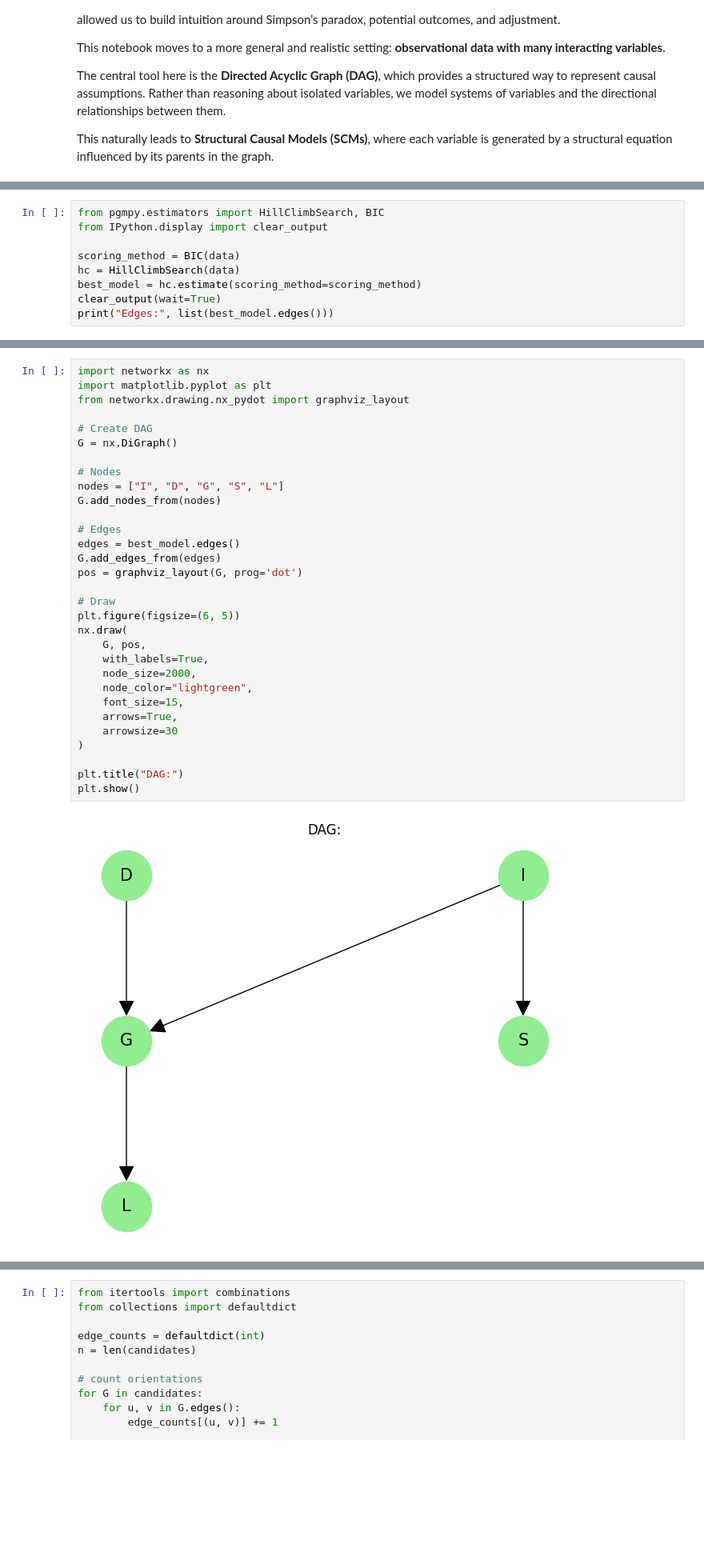
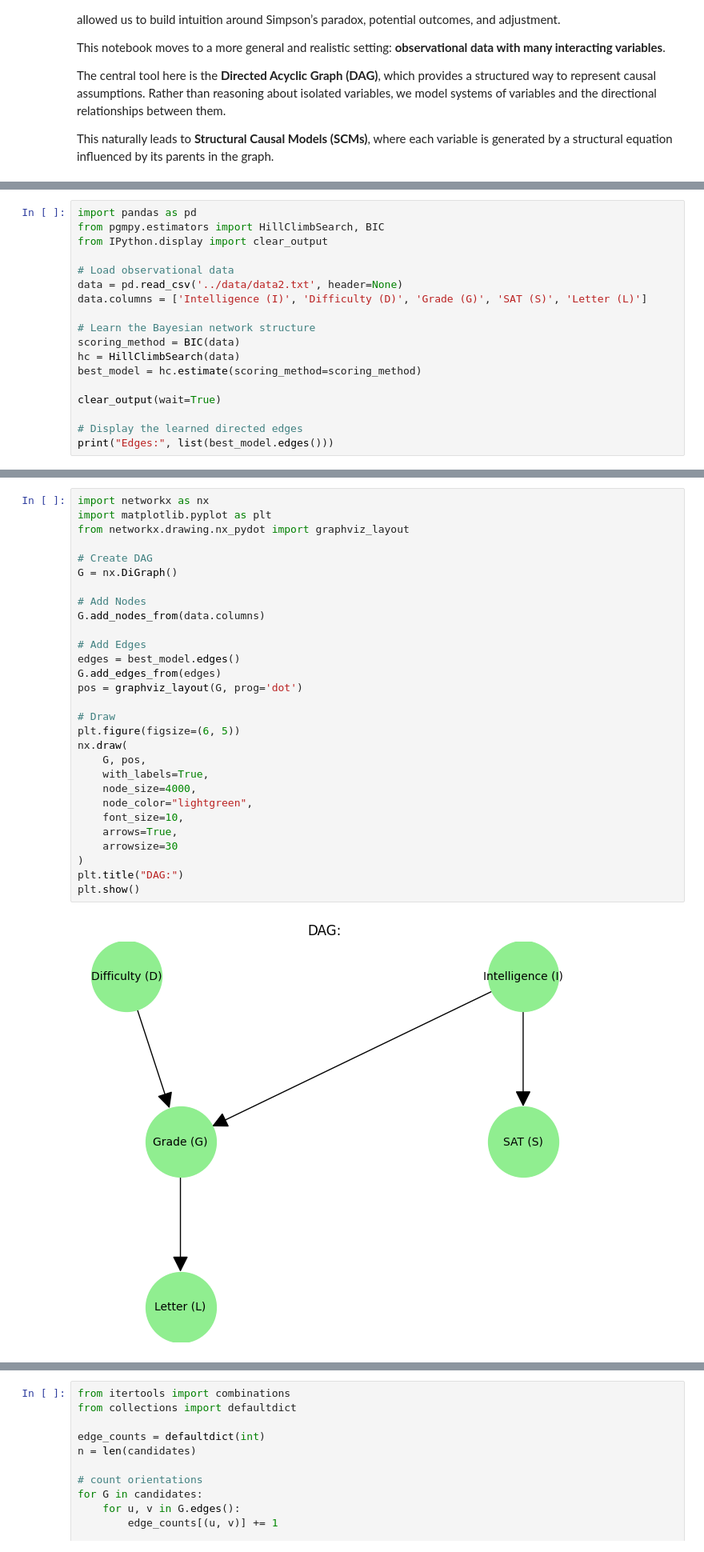
Before and after one commit to georgeedwardd/Causal_Inference, a Jupyter notebook: notebooks/02_probabilistic_graphical_models.ipynb, the cells around one changed output, grey strips where cells are left out. Shown at 80% size. Cells and saved outputs as stored; diff of their text form; blank space fills up the shorter version.

```diff
--- a/notebooks/02_probabilistic_graphical_models.ipynb
+++ b/notebooks/02_probabilistic_graphical_models.ipynb
@@ -43,10 +34,19 @@ data.columns = ['I', 'D', 'G', 'S', 'L']
 # %%
+import pandas as pd
 from pgmpy.estimators import HillClimbSearch, BIC
 from IPython.display import clear_output
 
+# Load observational data
+data = pd.read_csv('../data/data2.txt', header=None)
+data.columns = ['Intelligence (I)', 'Difficulty (D)', 'Grade (G)', 'SAT (S)', 'Letter (L)']
+
+# Learn the Bayesian network structure
 scoring_method = BIC(data)
 hc = HillClimbSearch(data)
 best_model = hc.estimate(scoring_method=scoring_method)
+
 clear_output(wait=True)
+
+# Display the learned directed edges
 print("Edges:", list(best_model.edges()))
 # %% [output]
@@ -54,34 +54,32 @@ Edges: [('I', 'S'), ('I', 'G'), ('D', 'G'), ('G', 'L')]
 # %%
 import networkx as nx
 import matplotlib.pyplot as plt
 from networkx.drawing.nx_pydot import graphviz_layout
 
 # Create DAG
 G = nx.DiGraph()
 
-# Nodes
-nodes = ["I", "D", "G", "S", "L"]
-G.add_nodes_from(nodes)
+# Add Nodes
+G.add_nodes_from(data.columns)
 
-# Edges
+# Add Edges
 edges = best_model.edges()
 G.add_edges_from(edges)
 pos = graphviz_layout(G, prog='dot')
 
 # Draw
 plt.figure(figsize=(6, 5))
 nx.draw(
     G, pos,
     with_labels=True,
-    node_size=2000,
+    node_size=4000,
     node_color="lightgreen",
-    font_size=15,
+    font_size=10,
     arrows=True,
     arrowsize=30
 )
-
 plt.title("DAG:")
 plt.show()
 # %% [output]
-[figure, old version]
+[figure, new version]
 # %% [markdown]
```
Also changed, not shown: parts of 15 cells of this notebook, 7 other files.
